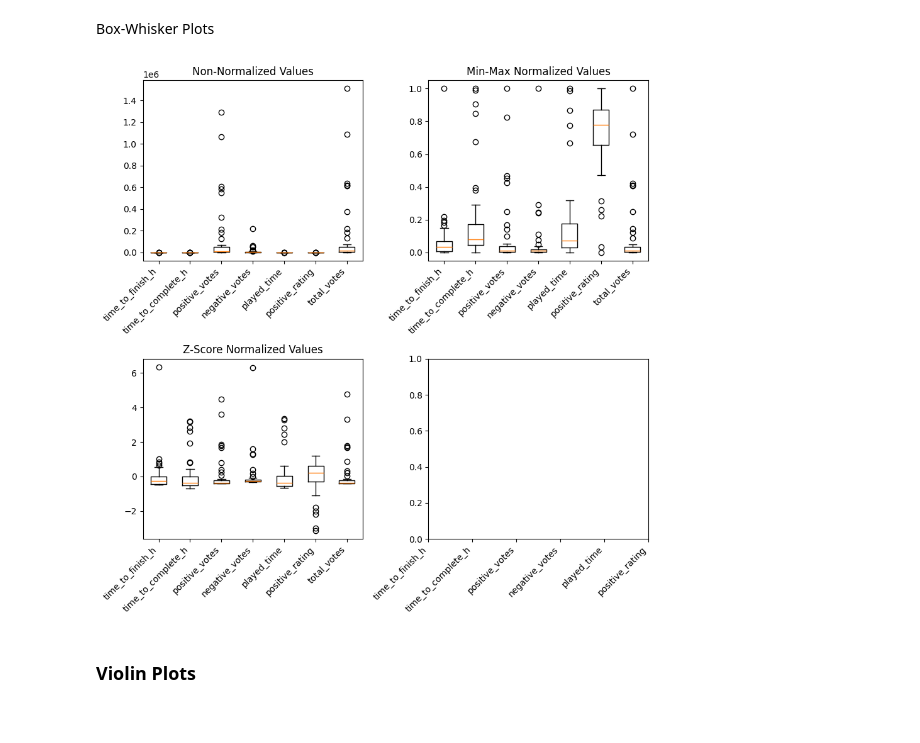
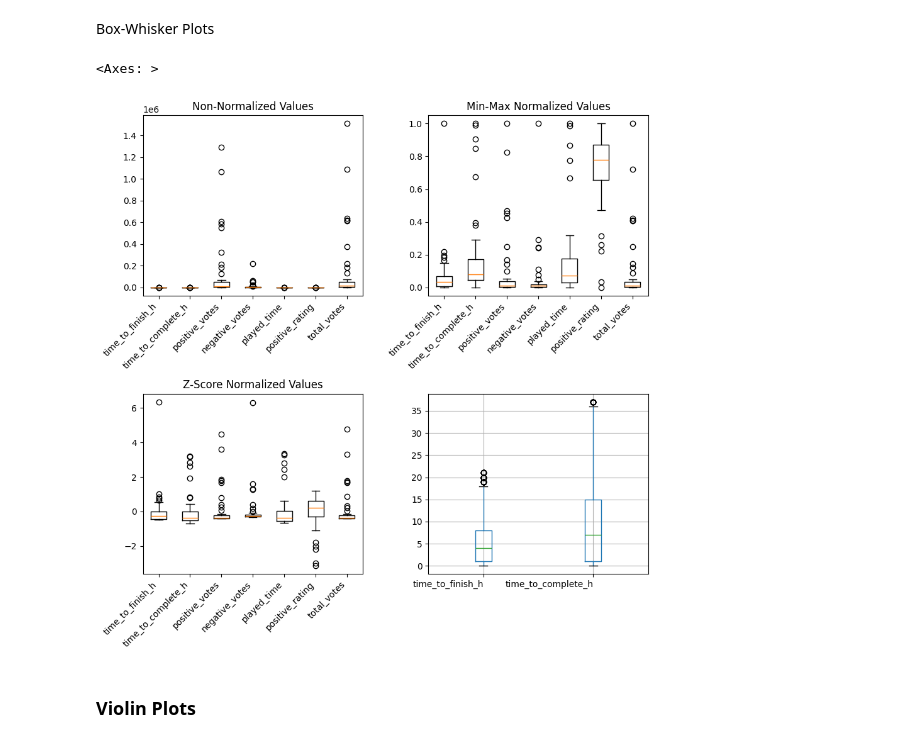
Before and after one commit to Sharpy796/CMPS4510_SteamGameAnalyzer, a Jupyter notebook: project_cluster_cmps451.ipynb, the cells around one changed output. Cells and saved outputs as stored; diff of their text form; code cells hidden in the pictures.

```diff
--- a/project_cluster_cmps451.ipynb
+++ b/project_cluster_cmps451.ipynb
@@ -159,6 +144,23 @@ def snip_low(df: pd.DataFrame, min: int) -> pd.DataFrame:
     for col in df_snip:
         df_snip = df_snip[df_snip[col] >= min]
     return df_snip
+def snip_high(df: pd.DataFrame, max: int) -> pd.DataFrame:
+    df_snip = df.copy()
+    for col in df_snip:
+        df_snip = df_snip[df_snip[col] <= max]
+    return df_snip
+def outlier_removal(df: pd.DataFrame, threshold):
+    Outlier_removed_df= df.copy()
+    for column in Outlier_removed_df:
+
+        Q1 = Outlier_removed_df[column].quantile(0.25)
+        Q3 = Outlier_removed_df[column].quantile(0.75)
+        IQR = Q3 - Q1
+        lower_bound = Q1 - threshold * IQR
+        upper_bound = Q3 + threshold * IQR
+        Outlier_removed_df = Outlier_removed_df[(Outlier_removed_df[column] >= lower_bound) & (Outlier_removed_df[column] <= upper_bound)]
+
+    return Outlier_removed_df
 
 def columnToList(df: pd.DataFrame, col: str, delimiter: str):
     df_list = df.copy()
@@ -245,33 +247,44 @@ Box-Whisker Plots
 # %%
 df_filt_boxplot = df_filt.filter(items=['time_to_finish_h', 'time_to_complete_h',
                                       'positive_votes', 'negative_votes', 'played_time',
                                       'positive_rating', 'total_votes'])
+df_filt_boxplot_time_to = df_filt.filter(items = ['time_to_finish_h', 'time_to_complete_h'])
+#df_filt_boxplot_time_to_snip = snip_high(df_filt_boxplot_time_to, 850)
+df_filt_boxplot_time_to_snip = outlier_removal(df_filt_boxplot_time_to, 1)
 df_filt_boxplot = snip_low(df_filt_boxplot,10) # clip the 0 values causing bias
 df_filt_boxplot_normalized_minmax = normalize_minmax(df_filt_boxplot,0,1)
 df_filt_boxplot_normalized_zscore = normalize_zscore(df_filt_boxplot)
+df_filt_boxplot_time_to_norm = normalize_minmax(df_filt_boxplot_time_to, 0, 1)
 
 fig, axs = plt.subplots(nrows=2, ncols=2, figsize=(9, 9))
+
 
 #Plots boxplot with non-normalized data (not useful)
 axs[0][0].boxplot(df_filt_boxplot)
 axs[0][0].set_title("Non-Normalized Values")
+
+
 
 #Plots boxplot with min-max normalized data
 axs[0][1].boxplot(df_filt_boxplot_normalized_minmax)
 axs[0][1].set_title("Min-Max Normalized Values")
 
 #Plots boxplot with z-score normalized data
 axs[1][0].boxplot(df_filt_boxplot_normalized_zscore)
 axs[1][0].set_title("Z-Score Normalized Values")
 
 #Format graphs
 for subaxs in axs:
     for ax in subaxs:
         ax.set_xticklabels(df_filt_boxplot.columns, rotation=45, ha='right')
 
 plt.tight_layout()
+
+#newbox = df_filt_boxplot_time_to_norm.boxplot()
+df_filt_boxplot_time_to_snip.boxplot()
 # %% [output]
+<Axes: >
-[figure, old version]
+[figure, new version]
 # %% [markdown]
 ### Violin Plots
 # %%
```
Also changed, not shown: parts of 2 cells of this notebook.
